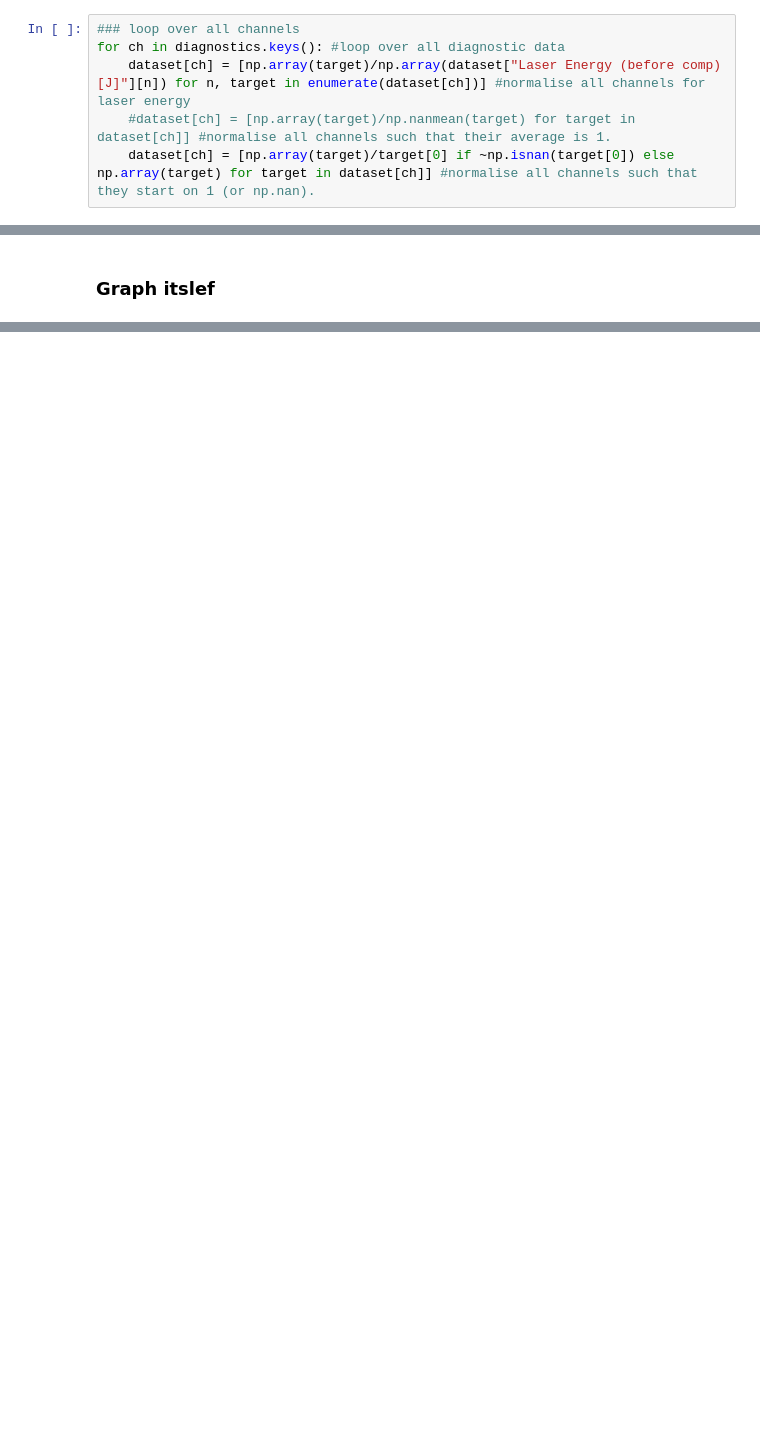
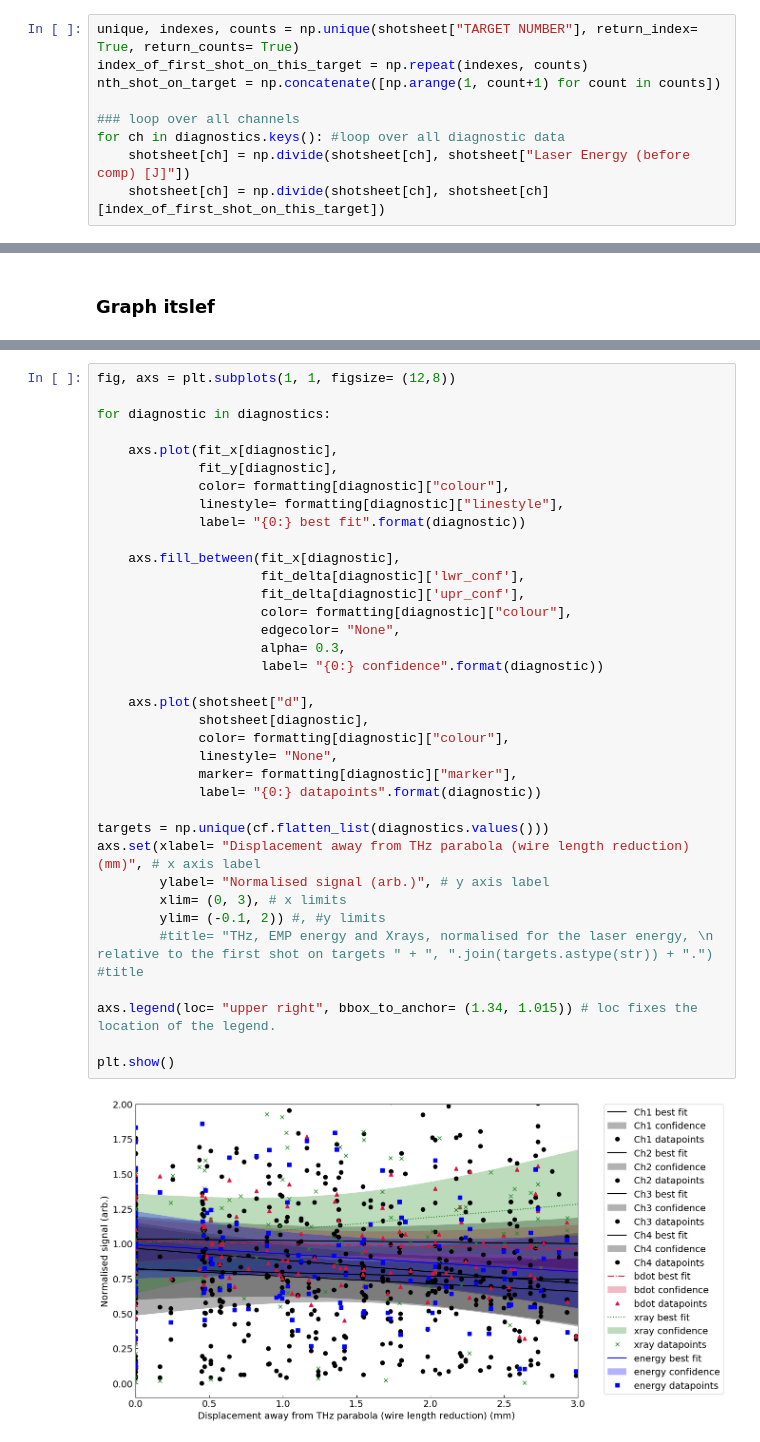
Before and after one commit to Jammi-Dodgers/celia_analysis, a Jupyter notebook: focus_scan_analysis.ipynb, the cells around one changed output, grey strips where cells are left out. Drawn from its saved outputs; the diff is of its cells as text; blank space fills up the shorter version.

```diff
--- a/focus_scan_analysis.ipynb
+++ b/focus_scan_analysis.ipynb
@@ -107,12 +141,15 @@ dataset["d"] = [target for target in dataset["d"] if len(target) > 0]
 # %% [markdown]
 ### Normalisation
 Comment out line 3 to stop energy normalisation. Comment out line 4 to stop normalisation to the first shot on the target.
-# %%
-### loop over all channels
-for ch in diagnostics.keys(): #loop over all diagnostic data
-    dataset[ch] = [np.array(target)/np.array(dataset["Laser Energy (before comp) [J]"][n]) for n, target in enumerate(dataset[ch])] #normalise all channels for laser energy
-    #dataset[ch] = [np.array(target)/np.nanmean(target) for target in dataset[ch]] #normalise all channels such that their average is 1.
-    dataset[ch] = [np.array(target)/target[0] if ~np.isnan(target[0]) else np.array(target) for target in dataset[ch]] #normalise all channels such that they start on 1 (or np.nan).
+# %%
+unique, indexes, counts = np.unique(shotsheet["TARGET NUMBER"], return_index= True, return_counts= True)
+index_of_first_shot_on_this_target = np.repeat(indexes, counts)
+nth_shot_on_target = np.concatenate([np.arange(1, count+1) for count in counts])
+
+### loop over all channels
+for ch in diagnostics.keys(): #loop over all diagnostic data
+    shotsheet[ch] = np.divide(shotsheet[ch], shotsheet["Laser Energy (before comp) [J]"])
+    shotsheet[ch] = np.divide(shotsheet[ch], shotsheet[ch][index_of_first_shot_on_this_target])
 # %% [markdown]
 ### Setup parameters for graph
 # %%
@@ -275,0 +216,38 @@ plt.show()
+# %%
+fig, axs = plt.subplots(1, 1, figsize= (12,8))
+
+for diagnostic in diagnostics:
+
+    axs.plot(fit_x[diagnostic],
+             fit_y[diagnostic],
+             color= formatting[diagnostic]["colour"],
+             linestyle= formatting[diagnostic]["linestyle"],
+             label= "{0:} best fit".format(diagnostic))
+
+    axs.fill_between(fit_x[diagnostic],
+                     fit_delta[diagnostic]['lwr_conf'],
+                     fit_delta[diagnostic]['upr_conf'],
+                     color= formatting[diagnostic]["colour"],
+                     edgecolor= "None",
+                     alpha= 0.3,
+                     label= "{0:} confidence".format(diagnostic))
+
+    axs.plot(shotsheet["d"],
+             shotsheet[diagnostic],
+             color= formatting[diagnostic]["colour"],
+             linestyle= "None",
+             marker= formatting[diagnostic]["marker"],
+             label= "{0:} datapoints".format(diagnostic))
+
+targets = np.unique(cf.flatten_list(diagnostics.values()))
+axs.set(xlabel= "Displacement away from THz parabola (wire length reduction) (mm)", # x axis label
+        ylabel= "Normalised signal (arb.)", # y axis label
+        xlim= (0, 3), # x limits
+        ylim= (-0.1, 2)) #, #y limits
+        #title= "THz, EMP energy and Xrays, normalised for the laser energy, \n relative to the first shot on targets " + ", ".join(targets.astype(str)) + ".") #title
+
+axs.legend(loc= "upper right", bbox_to_anchor= (1.34, 1.015)) # loc fixes the location of the legend.
+
+plt.show()
+# %% [output]
+[figure, added]
```
Also changed, not shown: parts of 13 cells of this notebook, 1 other file.
